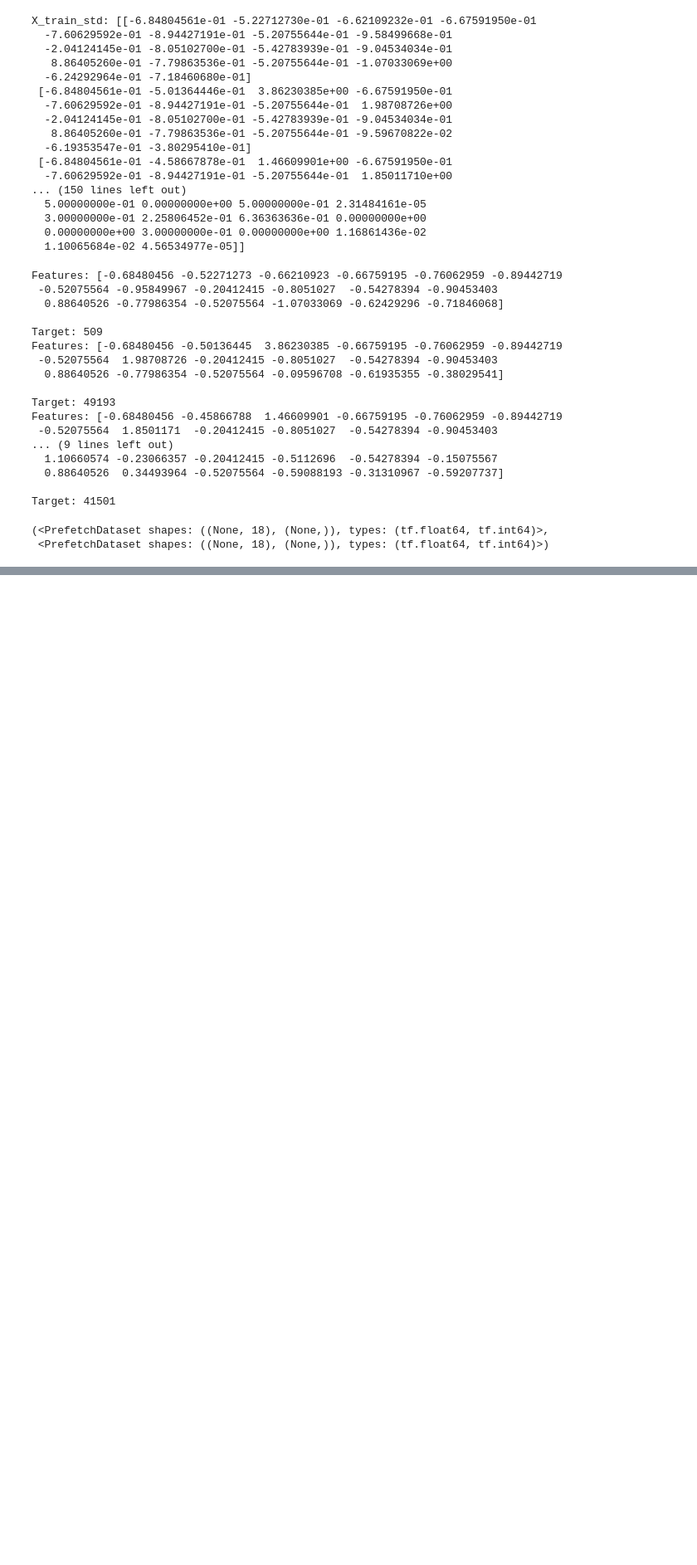
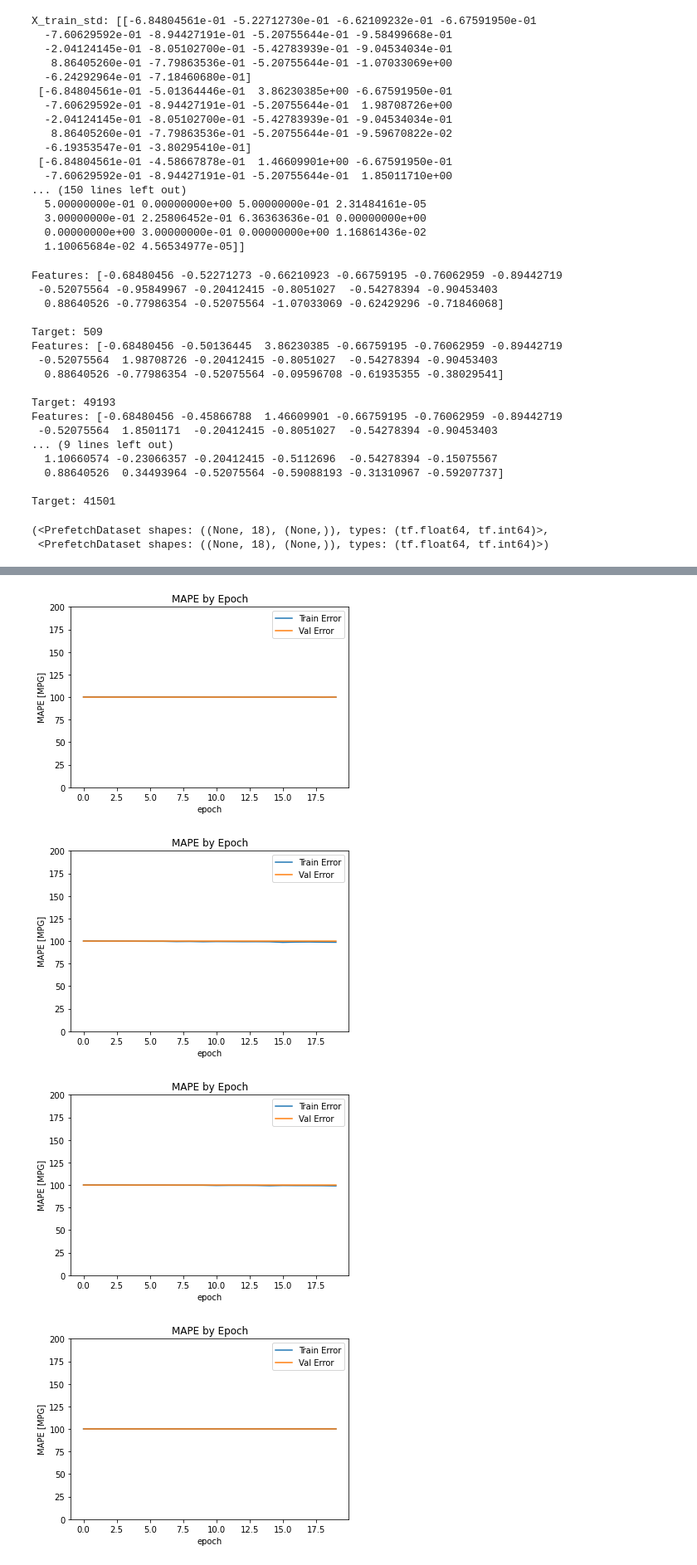
Before and after one commit to BrandonCay/-DSP-performance-prediction, a Jupyter notebook: DSP_performance_prediction.ipynb, the cells around one changed output, grey strips where cells are left out. Shown at 83% size. Cells and saved outputs as stored; diff of their text form; code cells hidden in the pictures; blank space fills up the shorter version.

```diff
--- a/DSP_performance_prediction.ipynb
+++ b/DSP_performance_prediction.ipynb
@@ -488,0 +681,14 @@ _________________________________________________________________
+# %%
+class ModelTrainer:
+  def __init__(self, model, validationData, trainingData, epochs = 1 ):
+    self.__model = model
+    self.__epochs = epochs
+    self.__validationData = validationData
+    self.__trainingData = trainingData
+  def train(self):
+    history = self.__model.fit(self.__trainingData, epochs=self.__epochs,
+                    validation_data=self.__validationData)
+    return history
+
+  def set_model(self, model):
+    self.__model = model
@@ -488,0 +897,7 @@ _________________________________________________________________
+# %%
+def plotHistories( historiesContainer):
+  historyPlotterObj = HistoryPlotter()
+  for history in historiesContainer:
+    historyPlotterObj.set_history(history)
+    historyPlotterObj.makePlot()
+    historyPlotterObj.showPlot()
@@ -488,0 +908,8 @@ _________________________________________________________________
+# %%
+modelMakerObj = ModelMaker()
+model = modelMakerObj.makeNewModel()
+modelTrainerObj = ModelTrainer(model, test_bs, train_bs, 20)
+
+HistoryCollectorObj = HistoryCollectorOfModelCombinations(modelMakerObj, modelTrainerObj)
+# %%
+histories = HistoryCollectorObj.collectHistories()
@@ -488,0 +934,7 @@ _________________________________________________________________
+# %%
+plotHistories(histories)
+# %% [output]
+[figure, added]
+[figure, added]
+[figure, added]
+[figure, added]
```
Also changed, not shown: parts of 42 cells of this notebook.
